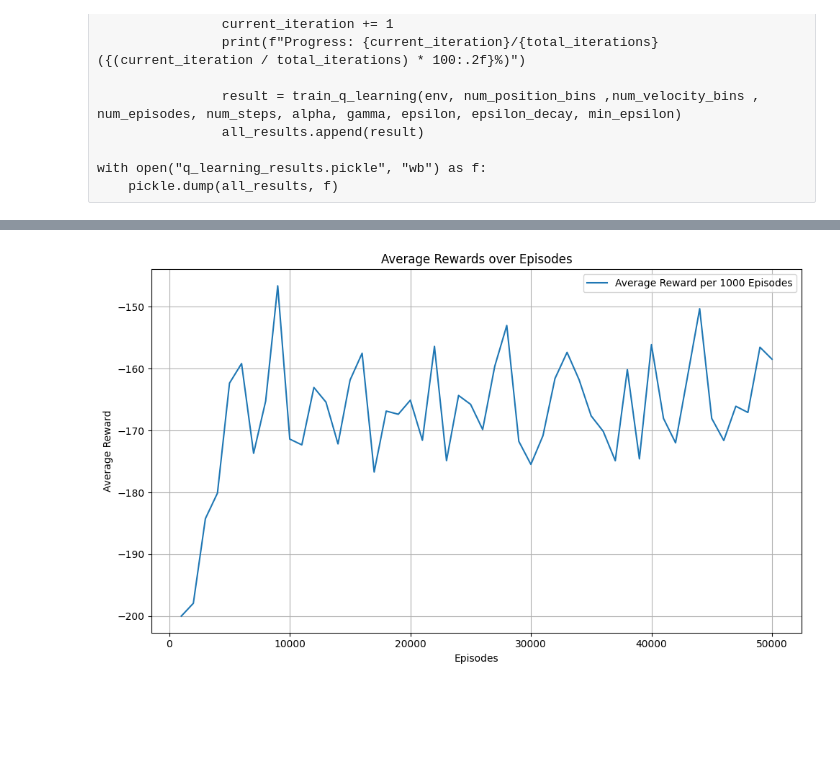
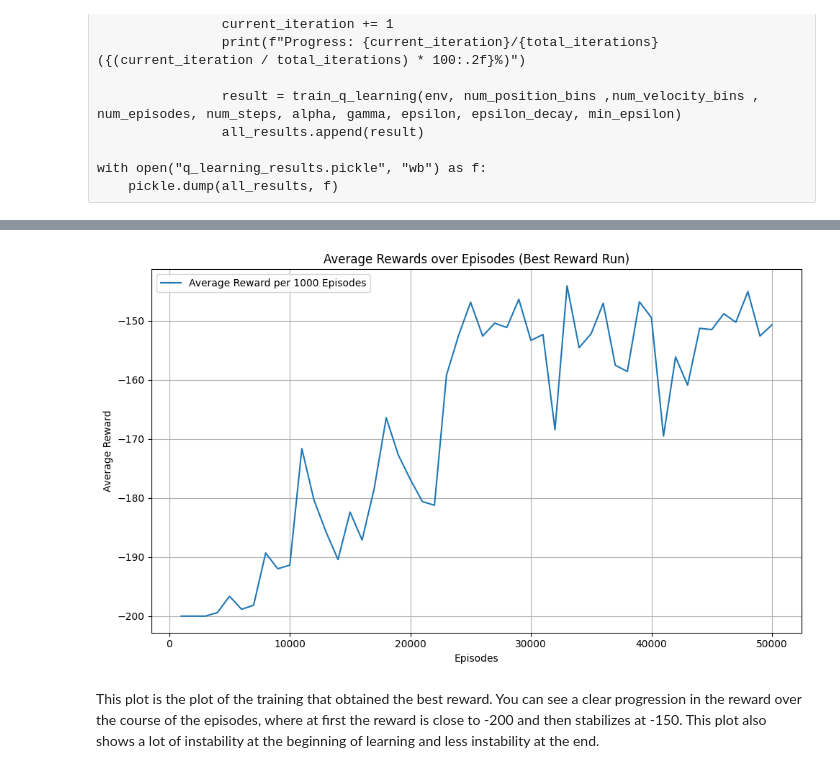
Before and after one commit to Hugana/AAA-P2, a Jupyter notebook: P2.ipynb, the cells around one changed output, grey strips where cells are left out. Drawn from its saved outputs; the diff is of its cells as text; code cells hidden in the pictures; blank space fills up the shorter version.

```diff
--- a/P2.ipynb
+++ b/P2.ipynb
@@ -266,8 +267,17 @@ max_avg_reward_index = 0
 max_avg_last_100 = all_results[0]["average_reward_last_100_episodes"]
 max_avg_last_100_index = 0
 
+max_episode_reward = float('-inf')
+max_episode_reward_index = -1
+
 for i in range(1, len(all_results)):
     result = all_results[i]
+
+    current_max = max(result["episode_rewards"])
+
+    if current_max > max_episode_reward:
+        max_episode_reward = current_max
+        max_episode_reward_index = i
 
     if result["average_reward_all_episodes"] > max_avg_reward:
         max_avg_reward = result["average_reward_all_episodes"]
@@ -279,6 +289,8 @@ for i in range(1, len(all_results)):
 
 print(f"Maximum average reward (all episodes): {max_avg_reward} at index {max_avg_reward_index}")
 print(f"Maximum average reward (last 100 episodes): {max_avg_last_100} at index {max_avg_last_100_index}")
+print(f"Maximum single episode reward: {max_episode_reward} at index {max_episode_reward_index}")
+
 
 print("\nParameters for max average reward (all episodes):")
 params_all_episodes = {
@@ -300,11 +312,15 @@ params_last_100 = {
 }
 print(params_last_100)
 
-episode_rewards_best_average = all_results[max_avg_reward_index]["episode_rewards"]
-episode_rewards_best_last_100 = all_results[max_avg_last_100_index]["episode_rewards"]
-
-episode_lengths_best_average = all_results[max_avg_reward_index]["episode_lengths"]
-episode_lengths_best_last_100 = all_results[max_avg_last_100_index]["episode_lengths"]
+params_max_episode_reward = {
+    "alpha": all_results[max_episode_reward_index]["alpha"],
+    "gamma": all_results[max_episode_reward_index]["gamma"],
+    "epsilon_decay": all_results[max_episode_reward_index]["epsilon_decay"],
+    "min_epsilon": all_results[max_episode_reward_index]["min_epsilon"],
+    "goal_reached": all_results[max_episode_reward_index]["goal_reached"],
+}
+print("\nParameters for max single episode reward:")
+print(params_max_episode_reward)
 # %% [output]
 Maximum average reward (all episodes): -167.31436 at index 30
 Maximum average reward (last 100 episodes): -141.72 at index 32
@@ -341,27 +337,30 @@ plt.show()
 # %%
 # Use your actual data
-episode_rewards_best_average = all_results[max_avg_reward_index]["episode_rewards"]
+episode_rewards_best_average = all_results[max_episode_reward_index]["episode_rewards"]
 
 # Calculate averages for every 1000 episodes
 chunk_size = 1000
 averaged_rewards = [
     np.mean(episode_rewards_best_average[i:i + chunk_size])
     for i in range(0, len(episode_rewards_best_average), chunk_size)
 ]
 
 # Generate x-axis values multiplied by 1000 to match original episode indices
 x_values = np.arange(1, len(averaged_rewards) + 1) * chunk_size
 
 # Plot the results
 plt.figure(figsize=(10, 6))
 plt.plot(x_values, averaged_rewards, label="Average Reward per 1000 Episodes")
 plt.xlabel("Episodes")
 plt.ylabel("Average Reward")
-plt.title("Average Rewards over Episodes")
+plt.title("Average Rewards over Episodes (Best Reward Run)")
 plt.grid(True)
 plt.legend()
 plt.tight_layout()
 plt.show()
 # %% [output]
-[figure, old version]
+[figure, new version]
+# %% [markdown]
+This plot is the plot of the training that obtained the best reward. You can see a clear progression in the reward over the course of the episodes, where at first the reward is close to -200 and then stabilizes at -150.
+This plot also shows a lot of instability at the beginning of learning and less instability at the end.
 # %%
```
Also changed, not shown: parts of 5 cells of this notebook, 2 other files.
